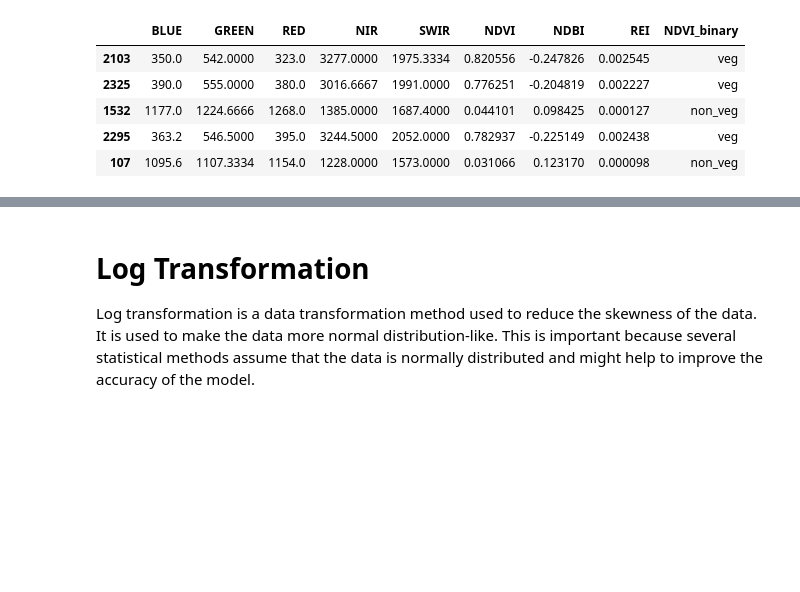
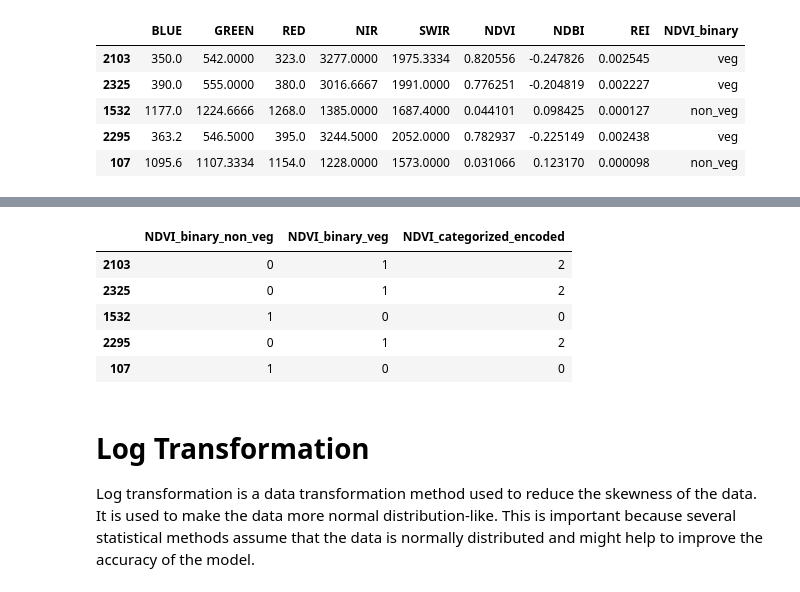
Before and after one commit to RJLA/GeoAI-ISPRS-SS, a Jupyter notebook: II.2.Data-Preparation.ipynb, the cells around one changed output, grey strips where cells are left out. Drawn from its saved outputs; the diff is of its cells as text; code cells hidden in the pictures; blank space fills up the shorter version.

```diff
--- a/II.2.Data-Preparation.ipynb
+++ b/II.2.Data-Preparation.ipynb
@@ -117,3 +217,14 @@ X_train.head()
+# %%
+X_train_one_hot_ordinal = X_train[["NDVI_binary_non_veg", "NDVI_binary_veg", "NDVI_categorized_encoded"]]
+X_test_one_hot_ordinal = X_test[["NDVI_binary_non_veg", "NDVI_binary_veg", "NDVI_categorized_encoded"]]
+X_train_one_hot_ordinal.head()
+# %% [output]
+|  | NDVI_binary_non_veg | NDVI_binary_veg | NDVI_categorized_encoded |
+| 2103 | 0 | 1 | 2 |
+| 2325 | 0 | 1 | 2 |
+| 1532 | 1 | 0 | 0 |
+| 2295 | 0 | 1 | 2 |
+| 107 | 1 | 0 | 0 |
 # %% [markdown]
 # Log Transformation
 
```
Also changed, not shown: parts of 18 cells of this notebook, 21 other files.
